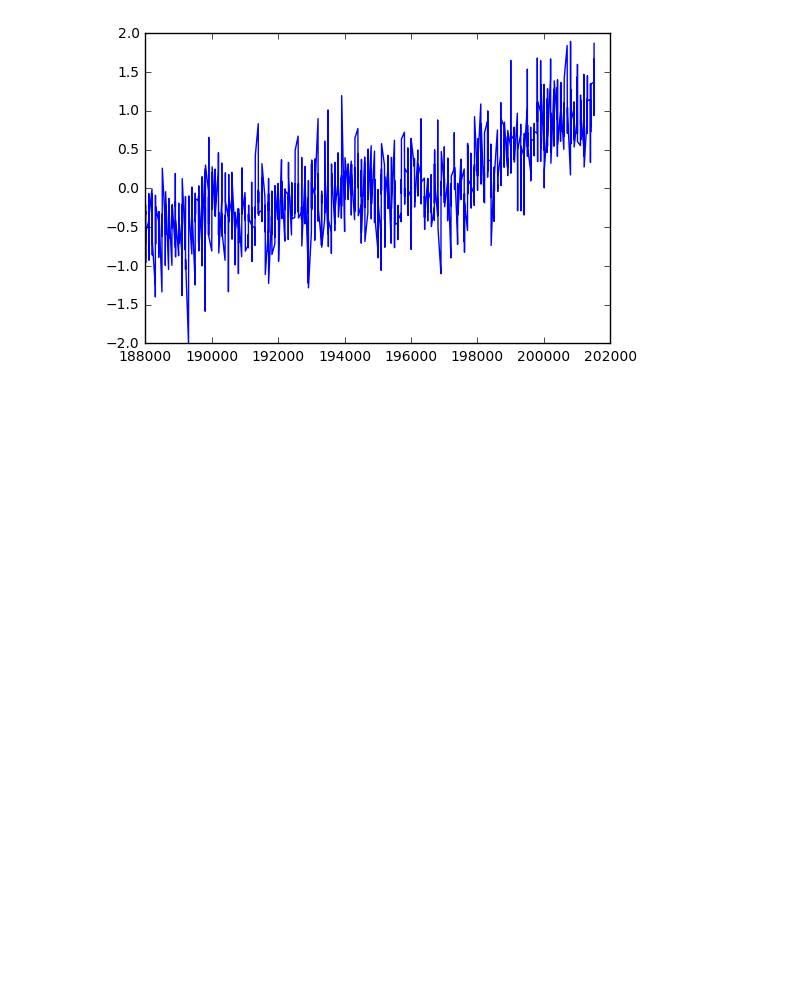
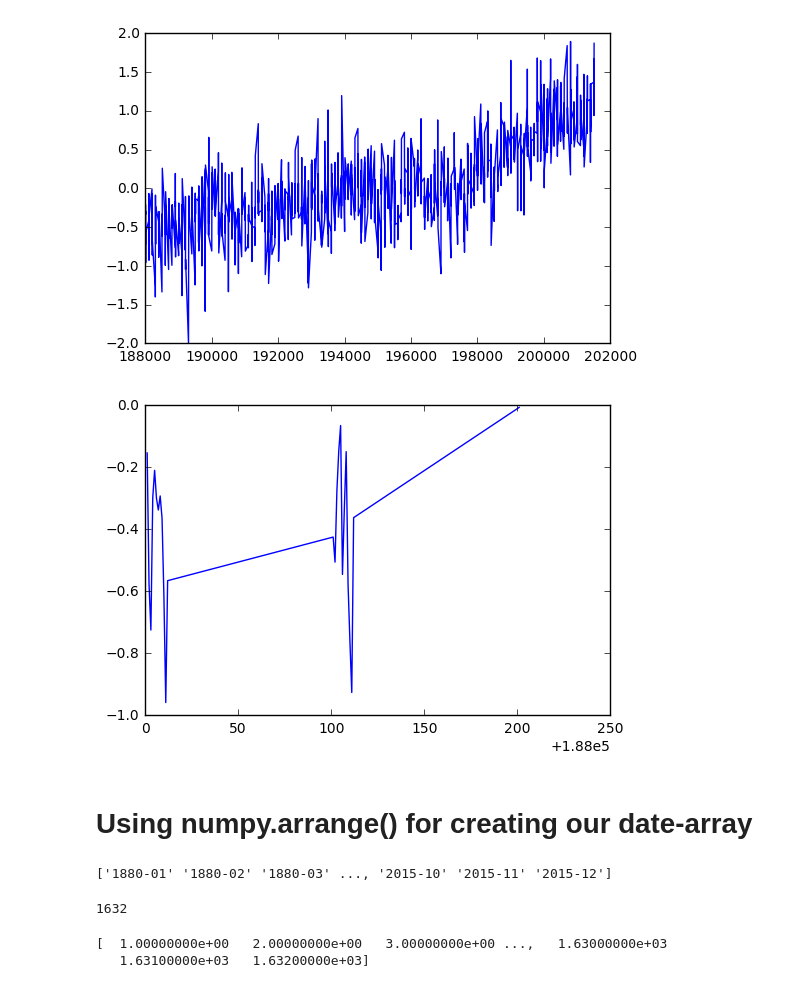
Before and after one commit to nripoll/notebook, a Jupyter notebook: Temperatures.ipynb, the cells around one changed output. Drawn from its saved outputs; the diff is of its cells as text; code cells hidden in the pictures; blank space fills up the shorter version.

```diff
--- a/Temperatures.ipynb
+++ b/Temperatures.ipynb
@@ -59,3 +61,9 @@ pyplot.plot(T_land[:,1]);
 pyplot.plot(T_land[:,0],T_land[:,1]);
 # %% [output]
 [figure]
+# %%
+pyplot.plot(T_land[0:25,0],T_land[0:25,1]);
+# %% [output]
+[figure, added]
+# %% [markdown]
+# Using numpy.arrange() for creating our date-array
@@ -61,0 +72,8 @@ pyplot.plot(T_land[:,0],T_land[:,1]);
+# %%
+print(date)
+# %% [output]
+['1880-01' '1880-02' '1880-03' ..., '2015-10' '2015-11' '2015-12']
+# %%
+len(date)
+# %% [output]
+1632
@@ -61,0 +82,5 @@ pyplot.plot(T_land[:,0],T_land[:,1]);
+# %%
+print(dummy)
+# %% [output]
+[  1.00000000e+00   2.00000000e+00   3.00000000e+00 ...,   1.63000000e+03
+   1.63100000e+03   1.63200000e+03]
```
Also changed, not shown: parts of 7 cells of this notebook.
